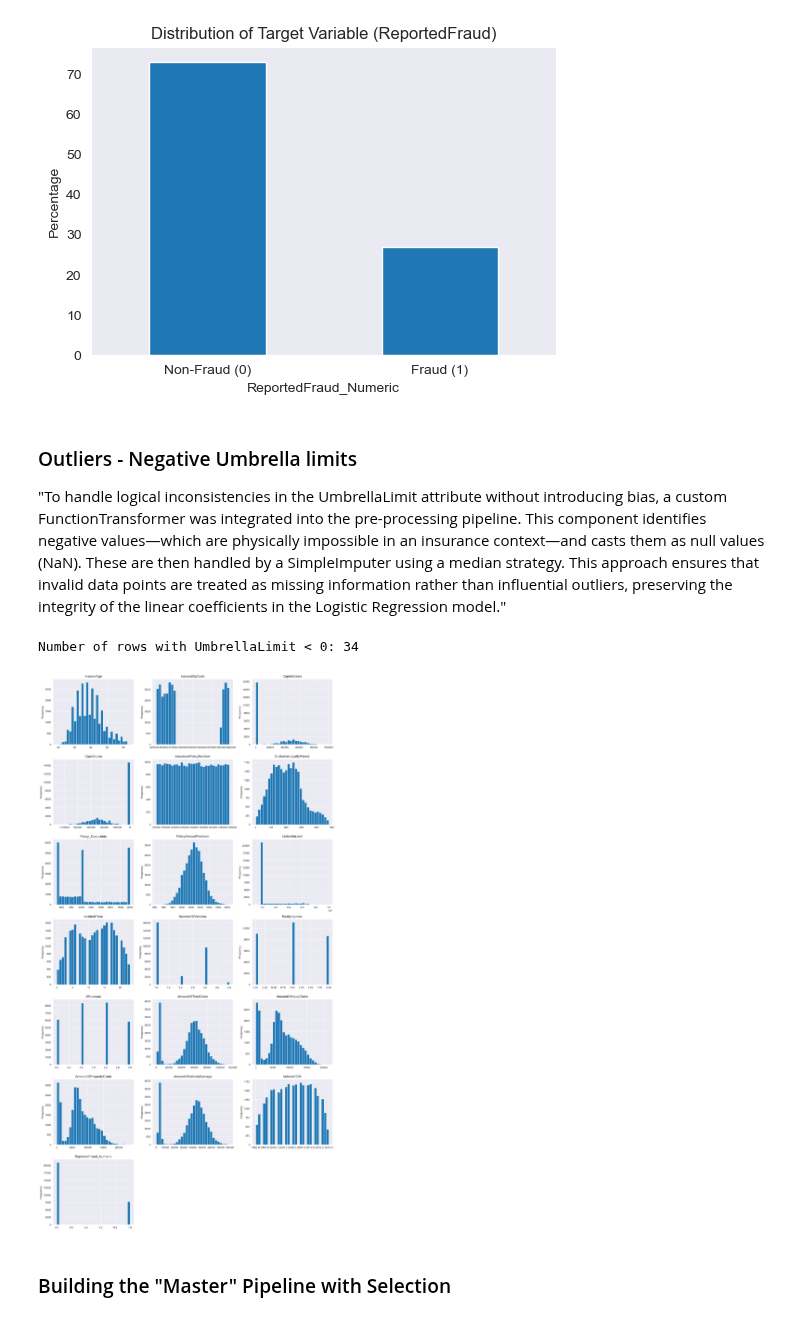
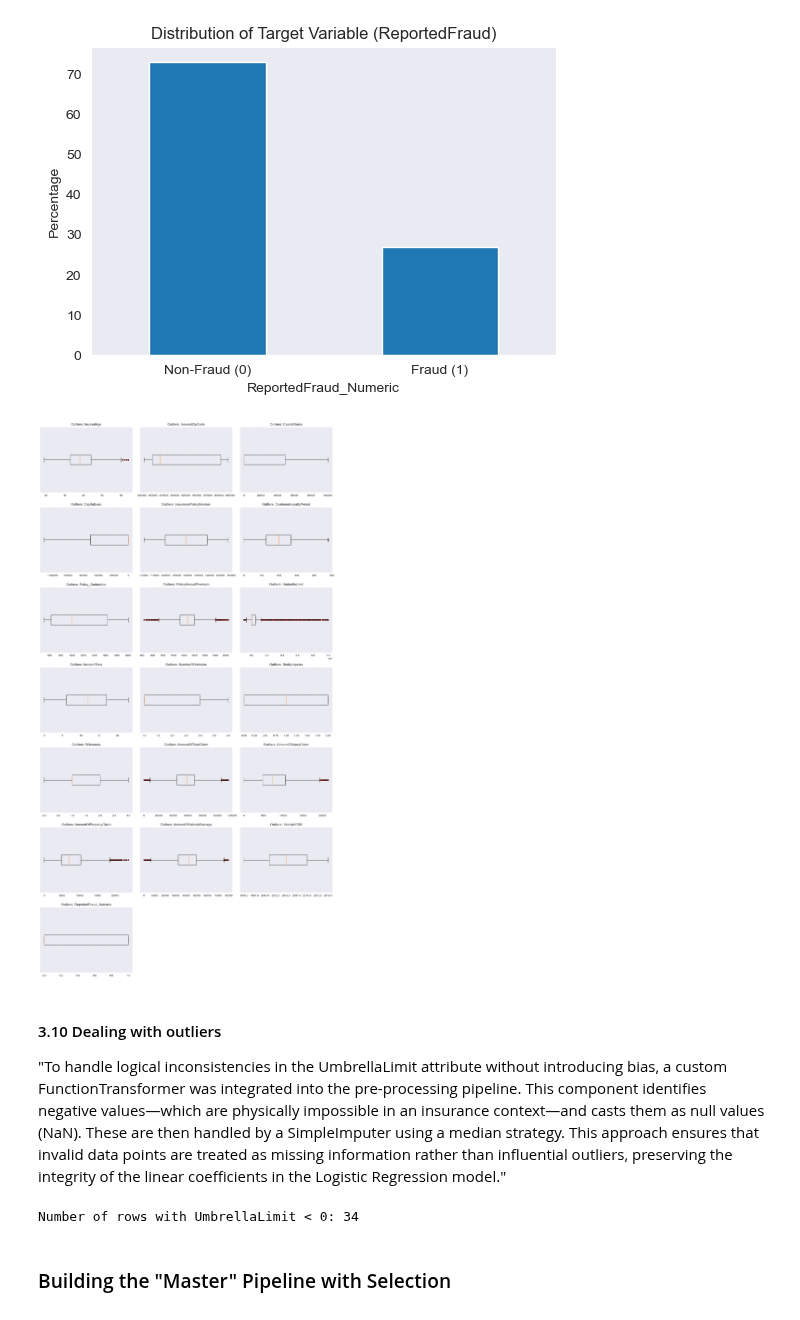
Before and after one commit to bartzilla/Classification, a Jupyter notebook: Assessment.ipynb, the cells around one changed output. Drawn from its saved outputs; the diff is of its cells as text; code cells hidden in the pictures.

```diff
--- a/Assessment.ipynb
+++ b/Assessment.ipynb
@@ -469,8 +469,37 @@ plt.ylabel('Percentage')
 plt.show()
 # %% [output]
 [figure]
+# %%
+import math
+import matplotlib.pyplot as plt
+
+# 1. Select numeric columns
+numeric_cols = data_merged.select_dtypes(exclude=['object']).columns
+
+# 2. Grid Setup
+n_cols = 3
+n_rows = math.ceil(len(numeric_cols) / n_cols)
+
+plt.figure(figsize=(15, 4 * n_rows))
+
+for i, col in enumerate(numeric_cols):
+    plt.subplot(n_rows, n_cols, i + 1)
+
+    # Use Matplotlib's boxplot
+    # 'flierprops' customizes the outlier dots (making them red and smaller)
+    plt.boxplot(data_merged[col].dropna(), vert=False,
+                flierprops=dict(markerfacecolor='r', marker='o', markersize=4))
+
+    plt.title(f"Outliers: {col}", fontsize=12)
+    plt.grid(axis='x', linestyle='--', alpha=0.7)
+    plt.yticks([]) # Hide Y-axis as it's not needed for 1D boxplots
+
+plt.tight_layout()
+plt.show()
+# %% [output]
+[figure, added]
 # %% [markdown]
-### Outliers - Negative Umbrella limits
+#### 3.10 Dealing with outliers
 
 "To handle logical inconsistencies in the UmbrellaLimit attribute without introducing bias, a custom FunctionTransformer was integrated into the pre-processing pipeline. This component identifies negative values—which are physically impossible in an insurance context—and casts them as null values (NaN). These are then handled by a SimpleImputer using a median strategy. This approach ensures that invalid data points are treated as missing information rather than influential outliers, preserving the integrity of the linear coefficients in the Logistic Regression model."
 # %%
@@ -491,27 +520,6 @@ def treat_negative_as_nan(df):
     return df
 # %% [output]
 Number of rows with UmbrellaLimit < 0: 34
-# %%
-import math
-
-numeric_cols = data_merged.select_dtypes(exclude=['object']).columns
-
-n_cols = 3
-n_rows = math.ceil(len(numeric_cols) / n_cols)
-
-plt.figure(figsize=(15, 4 * n_rows))
-
-for i, col in enumerate(numeric_cols):
-    plt.subplot(n_rows, n_cols, i + 1)
-    plt.hist(data_merged[col].dropna(), bins=30)
-    plt.title(f"{col}", fontsize=12)
-    plt.xlabel("")
-    plt.ylabel("Frequency")
-
-plt.tight_layout()
-plt.show()
-# %% [output]
-[figure, removed]
 # %% [markdown]
 ### Building the "Master" Pipeline with Selection
 # %%
```
Also changed, not shown: parts of 1 cell of this notebook.
